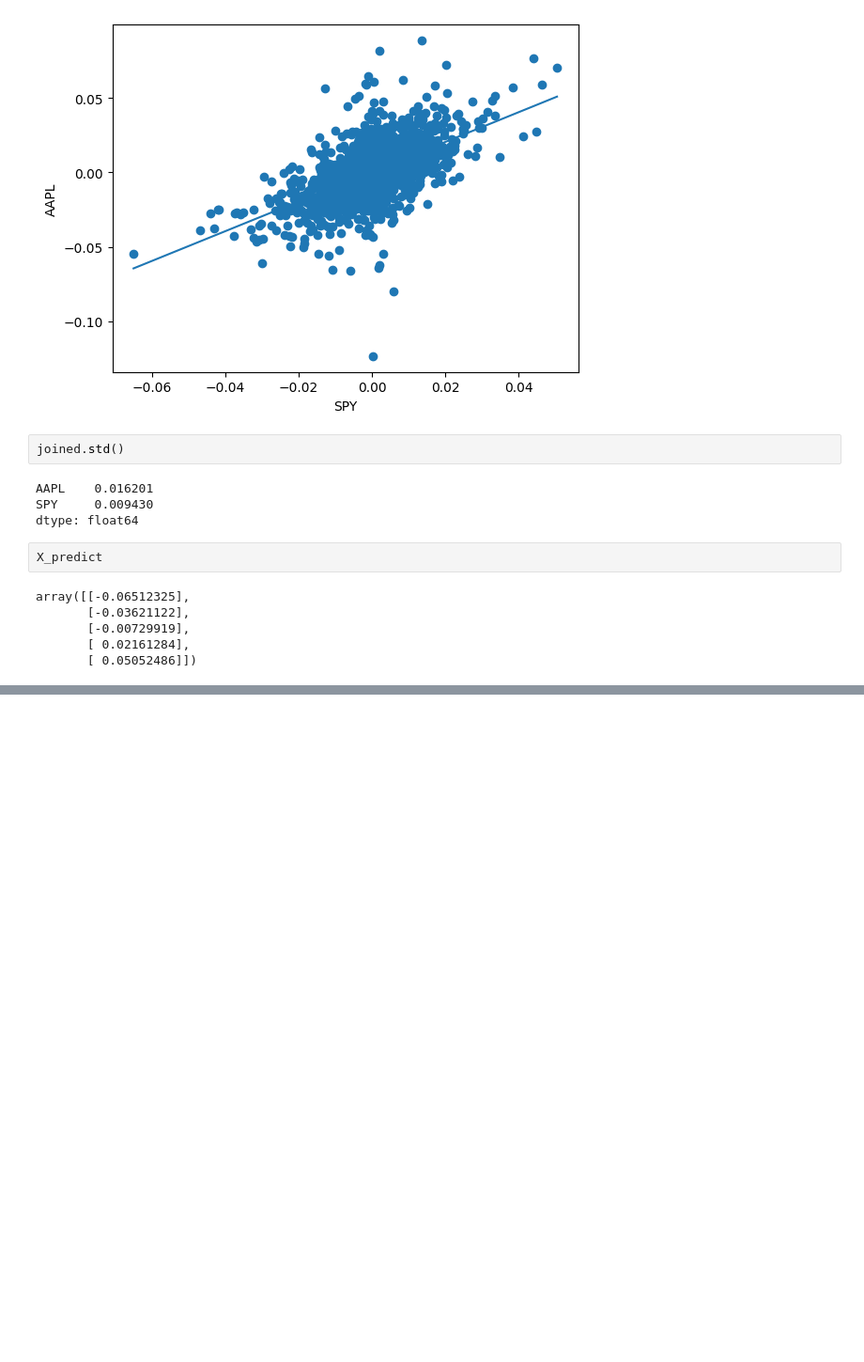
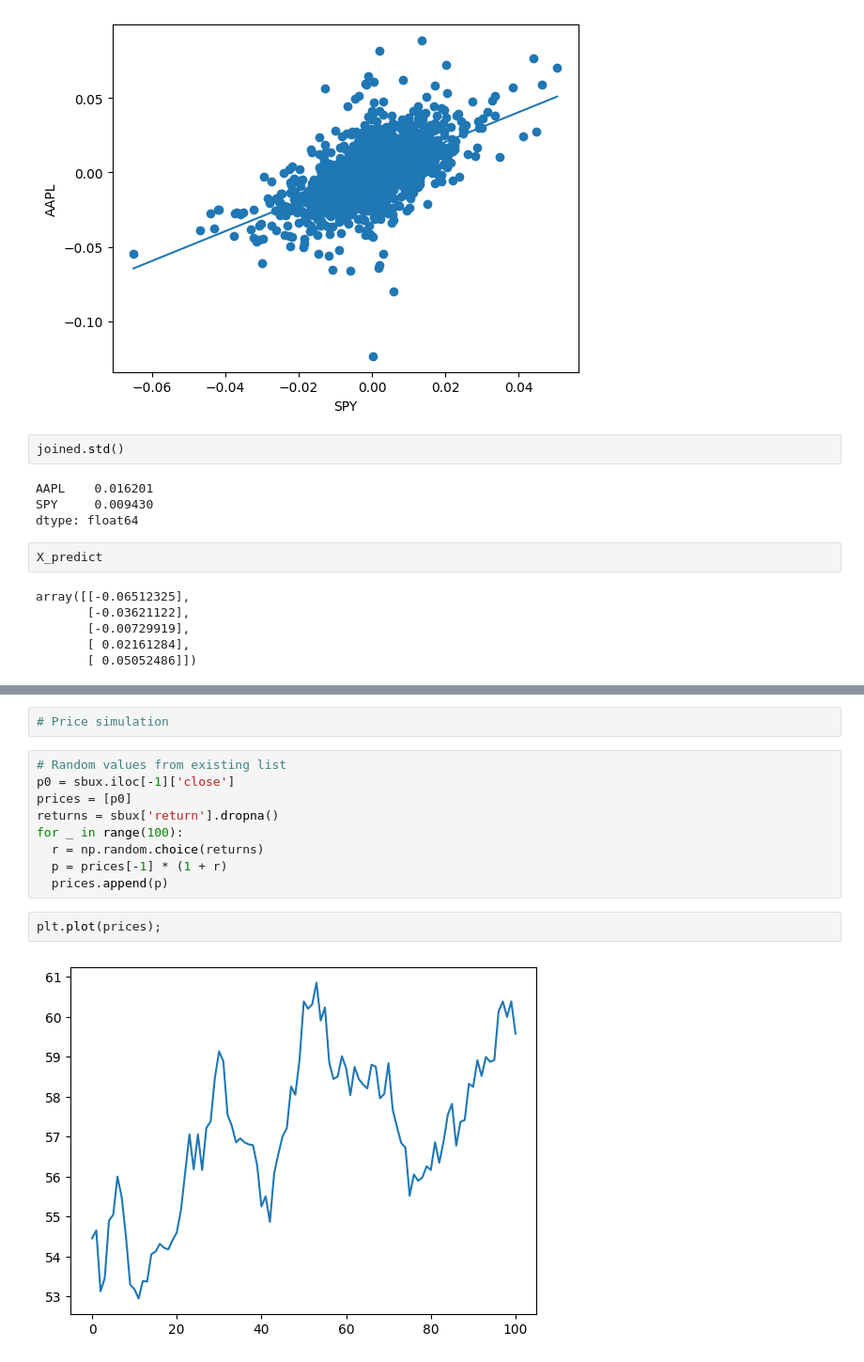
Before and after one commit to tvaditya/pyfineng, a Jupyter notebook: getFinancialData/Return and Statistics.ipynb, the cells around one changed output, grey strips where cells are left out. Shown at 94% size. Saved outputs shown, nothing was run; the diff lists cells and outputs as text; blank space fills up the shorter version.

Commit message:
Price simulations

```diff
--- a/getFinancialData/Return and Statistics.ipynb
+++ b/getFinancialData/Return and Statistics.ipynb
@@ -576,0 +653,15 @@ array([[-0.06512325],
+# %%
+# Price simulation
+# %%
+# Random values from existing list
+p0 = sbux.iloc[-1]['close']
+prices = [p0]
+returns = sbux['return'].dropna()
+for _ in range(100):
+  r = np.random.choice(returns)
+  p = prices[-1] * (1 + r)
+  prices.append(p)
+# %%
+plt.plot(prices);
+# %% [output]
+[figure, added]
```
Also changed, not shown: parts of 13 cells of this notebook.
